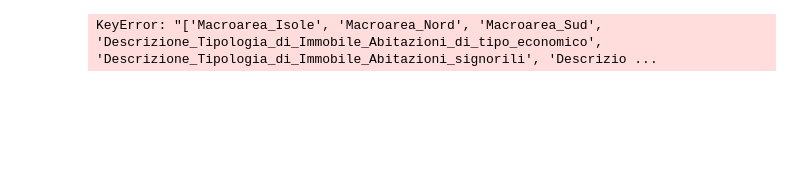
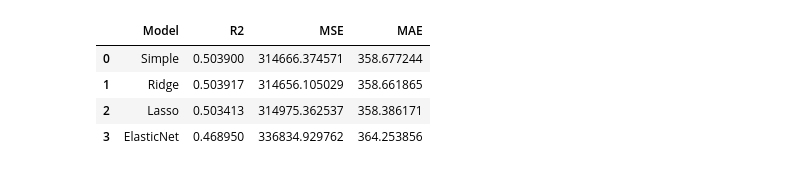
Before and after one commit to leonardoguida/real_estate_predictive_model, a Jupyter notebook: lasso_regression.ipynb, the cells around one changed output. Saved outputs shown, nothing was run; the diff lists cells and outputs as text; code cells hidden in the pictures; blank space fills up the shorter version.

```diff
--- a/lasso_regression.ipynb
+++ b/lasso_regression.ipynb
@@ -7,7 +11,5 @@ df = pd.read_csv('data/df_with_pca.csv')
 # %%
 x_vars = ["Indice di spopolamento","Indice di occupazione","Indice disoccupazione","Tipo di località_Altri comuni non altrimenti classificati","Tipo di località_Capoluogo senza specifici interessi turistici","Tipo di località_Città d\'Arte","Tipo di località_Località collinari","Tipo di località_Località lacuali","Tipo di località_Località marine","Tipo di località_Località montane","Tipo di località_Località religiose","Tipo di località_Località termali", "PC_Economica","PC_Turistica_1","PC_Turistica_2", "PC_Turistica_3", "PC_Turistica_4", "PC_Turistica_5", "PC_Turistica_6", "PC_Turistica_7", "PC_Turistica_8", "PC_Turistica_9", "PC_Turistica_10", "PC_Turistica_11", "PC_Turistica_12", "Macroarea_Isole", "Macroarea_Nord", "Macroarea_Sud","Descrizione_Tipologia_di_Immobile_Abitazioni_di_tipo_economico", "Descrizione_Tipologia_di_Immobile_Abitazioni_signorili", "Descrizione_Tipologia_di_Immobile_Abitazioni_tipiche_dei_luoghi","Descrizione_Tipologia_di_Immobile_Ville_e_Villini"]
 # %%
-x = df[x_vars]
+X = df[x_vars]
 y= df['Costo Minimo alla Vendita']
-# %% [output]
-KeyError: "['Macroarea_Isole', 'Macroarea_Nord', 'Macroarea_Sud', 'Descrizione_Tipologia_di_Immobile_Abitazioni_di_tipo_economico', 'Descrizione_Tipologia_di_Immobile_Abitazioni_signorili', 'Descrizio ...
@@ -13,0 +55,30 @@ KeyError: "['Macroarea_Isole', 'Macroarea_Nord', 'Macroarea_Sud', 'Descrizione_T
+# %%
+# Function to apply color gradient row-wise
+def color_gradient(val, min_val, max_val, inverse=False):
+    """Returns a color based on a gradient from darkgreen (best) to darkred (worst),
+    with an inverse option for R2 where darkgreen is the lowest value."""
+    norm = (val - min_val) / (max_val - min_val) if max_val > min_val else 0
+    if inverse:
+        norm = 1 - norm  # Invert gradient for R2
+
+    r = int(139 + norm * (255 - 139))  # Dark Red to Red
+    g = int(69 + (1 - norm) * (139 - 69))  # Green component decreases
+    b = int(0)  # Keep a dark tone
+    return f'background-color: rgb({r},{g},{b})'
+
+def apply_row_gradient(col):
+    inverse = col.name == 'R2'  # Apply inverse gradient for R2
+    min_val, max_val = col.min(), col.max()
+    return [color_gradient(v, min_val, max_val, inverse=inverse) for v in col]
+
+# Apply highlighting and display
+styled_df = comparison_df.style.apply(apply_row_gradient, subset=['R2', 'MSE', 'MAE'])
+# %%
+# Display highlighted comparison
+styled_df
+# %% [output]
+|  | Model | R2 | MSE | MAE |
+| 0 | Simple | 0.503900 | 314666.374571 | 358.677244 |
+| 1 | Ridge | 0.503917 | 314656.105029 | 358.661865 |
+| 2 | Lasso | 0.503413 | 314975.362537 | 358.386171 |
+| 3 | ElasticNet | 0.468950 | 336834.929762 | 364.253856 |
```
Also changed, not shown: parts of 6 cells of this notebook, 2 other files.
